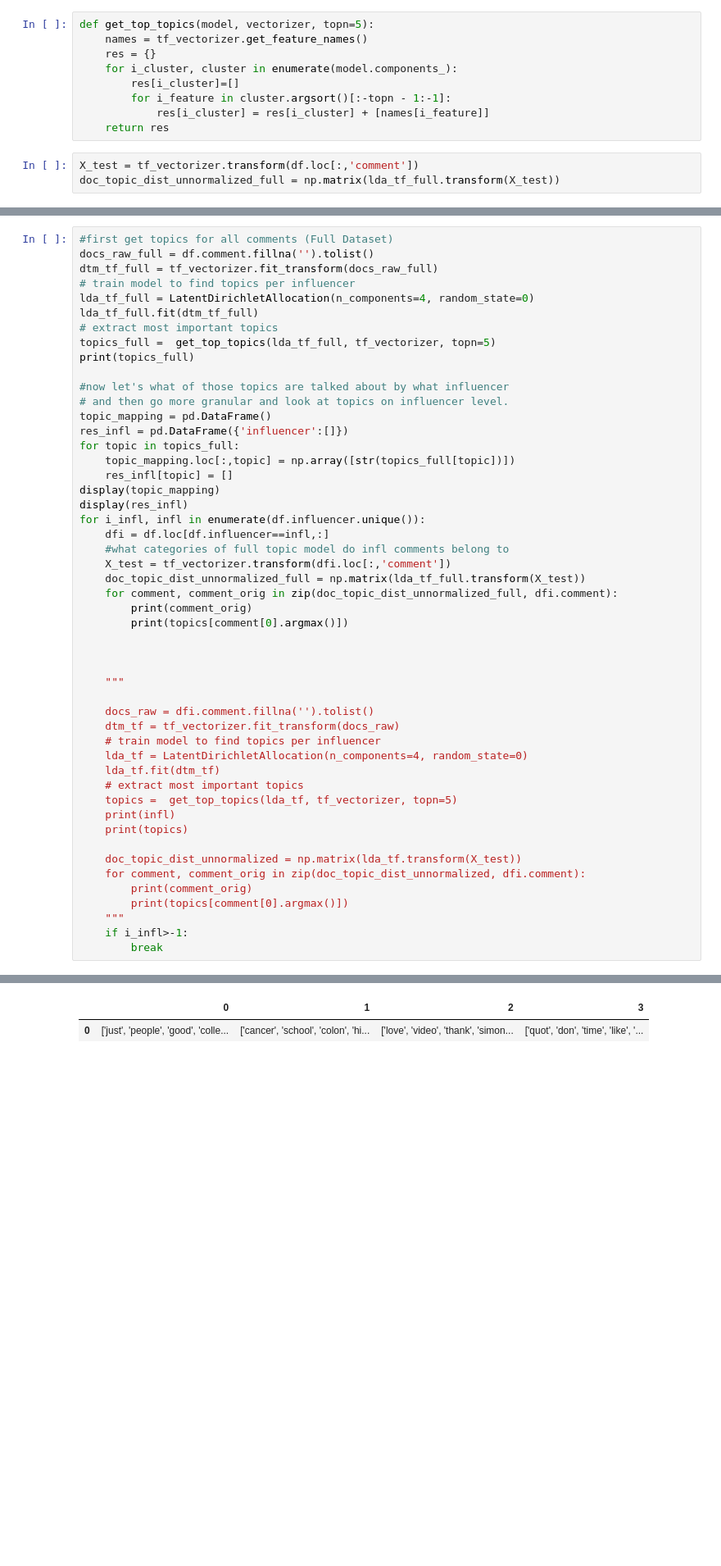
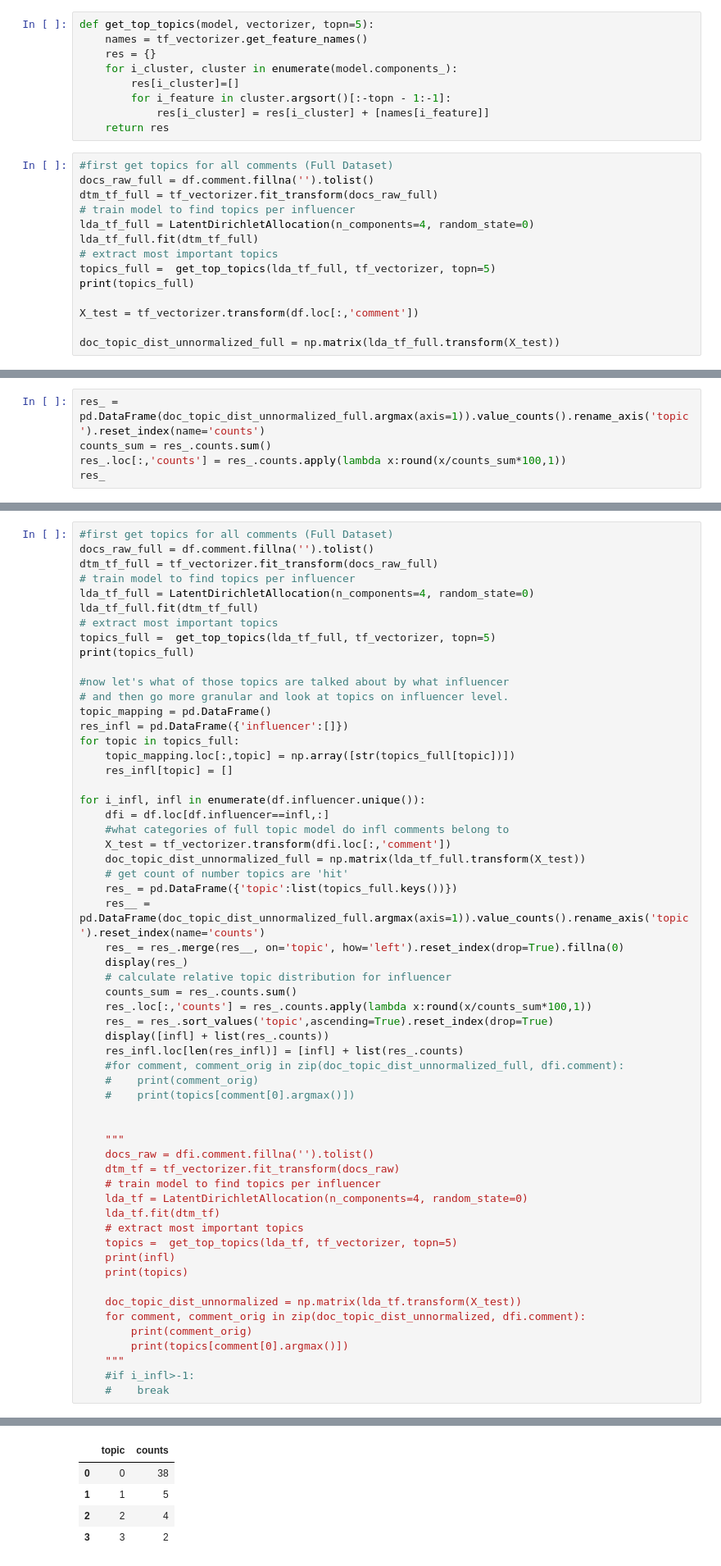
Before and after one commit to above0-sv/Sentiment_Analysis, a Jupyter notebook: Full_Run.ipynb, the cells around one changed output, grey strips where cells are left out. Shown: that part at 82% size. Saved outputs shown, nothing was run; the diff lists cells and outputs as text; blank space fills up the shorter version.

```diff
--- a/Full_Run.ipynb
+++ b/Full_Run.ipynb
@@ -133,5 +133,16 @@ def get_top_topics(model, vectorizer, topn=5):
             res[i_cluster] = res[i_cluster] + [names[i_feature]]
     return res
 # %%
+#first get topics for all comments (Full Dataset)
+docs_raw_full = df.comment.fillna('').tolist()
+dtm_tf_full = tf_vectorizer.fit_transform(docs_raw_full)
+# train model to find topics per influencer
+lda_tf_full = LatentDirichletAllocation(n_components=4, random_state=0)
+lda_tf_full.fit(dtm_tf_full)
+# extract most important topics
+topics_full =  get_top_topics(lda_tf_full, tf_vectorizer, topn=5)
+print(topics_full)
+
 X_test = tf_vectorizer.transform(df.loc[:,'comment'])
+
 doc_topic_dist_unnormalized_full = np.matrix(lda_tf_full.transform(X_test))
@@ -144,0 +151,5 @@ topics_full
+# %%
+res_ = pd.DataFrame(doc_topic_dist_unnormalized_full.argmax(axis=1)).value_counts().rename_axis('topic').reset_index(name='counts')
+counts_sum = res_.counts.sum()
+res_.loc[:,'counts'] = res_.counts.apply(lambda x:round(x/counts_sum*100,1))
+res_
@@ -158,41 +183,52 @@ print(topics_full)
 topic_mapping = pd.DataFrame()
 res_infl = pd.DataFrame({'influencer':[]})
 for topic in topics_full:
     topic_mapping.loc[:,topic] = np.array([str(topics_full[topic])])
     res_infl[topic] = []
-display(topic_mapping)
-display(res_infl)
+
 for i_infl, infl in enumerate(df.influencer.unique()):
     dfi = df.loc[df.influencer==infl,:]
     #what categories of full topic model do infl comments belong to
     X_test = tf_vectorizer.transform(dfi.loc[:,'comment'])
     doc_topic_dist_unnormalized_full = np.matrix(lda_tf_full.transform(X_test))
-    for comment, comment_orig in zip(doc_topic_dist_unnormalized_full, dfi.comment):
-        print(comment_orig)
-        print(topics[comment[0].argmax()])
-
+    # get count of number topics are 'hit'
+    res_ = pd.DataFrame({'topic':list(topics_full.keys())})
+    res__ = pd.DataFrame(doc_topic_dist_unnormalized_full.argmax(axis=1)).value_counts().rename_axis('topic').reset_index(name='counts')
+    res_ = res_.merge(res__, on='topic', how='left').reset_index(drop=True).fillna(0)
+    display(res_)
+    # calculate relative topic distribution for influencer
+    counts_sum = res_.counts.sum()
+    res_.loc[:,'counts'] = res_.counts.apply(lambda x:round(x/counts_sum*100,1))
+    res_ = res_.sort_values('topic',ascending=True).reset_index(drop=True)
+    display([infl] + list(res_.counts))
+    res_infl.loc[len(res_infl)] = [infl] + list(res_.counts)
+    #for comment, comment_orig in zip(doc_topic_dist_unnormalized_full, dfi.comment):
+    #    print(comment_orig)
+    #    print(topics[comment[0].argmax()])
 
 
     """
-
     docs_raw = dfi.comment.fillna('').tolist()
     dtm_tf = tf_vectorizer.fit_transform(docs_raw)
     # train model to find topics per influencer
     lda_tf = LatentDirichletAllocation(n_components=4, random_state=0)
     lda_tf.fit(dtm_tf)
     # extract most important topics
     topics =  get_top_topics(lda_tf, tf_vectorizer, topn=5)
     print(infl)
     print(topics)
 
     doc_topic_dist_unnormalized = np.matrix(lda_tf.transform(X_test))
     for comment, comment_orig in zip(doc_topic_dist_unnormalized, dfi.comment):
         print(comment_orig)
         print(topics[comment[0].argmax()])
     """
-    if i_infl>-1:
-        break
+    #if i_infl>-1:
+    #    break
 # %% [output]
 {0: ['just', 'people', 'good', 'college', 'chegg'], 1: ['cancer', 'school', 'colon', 'high', 'year'], 2: ['love', 'video', 'thank', 'simone', 'youtube'], 3: ['quot', 'don', 'time', 'like', 'cancer']}
-|  | 0 | 1 | 2 | 3 |
-| 0 | ['just', 'people', 'good', 'colle... | ['cancer', 'school', 'colon', 'hi... | ['love', 'video', 'thank', 'simon... | ['quot', 'don', 'time', 'like', '... |
+|  | topic | counts |
+| 0 | 0 | 38 |
+| 1 | 1 | 5 |
+| 2 | 2 | 4 |
+| 3 | 3 | 2 |
```
Also changed, not shown: parts of 6 cells of this notebook.
